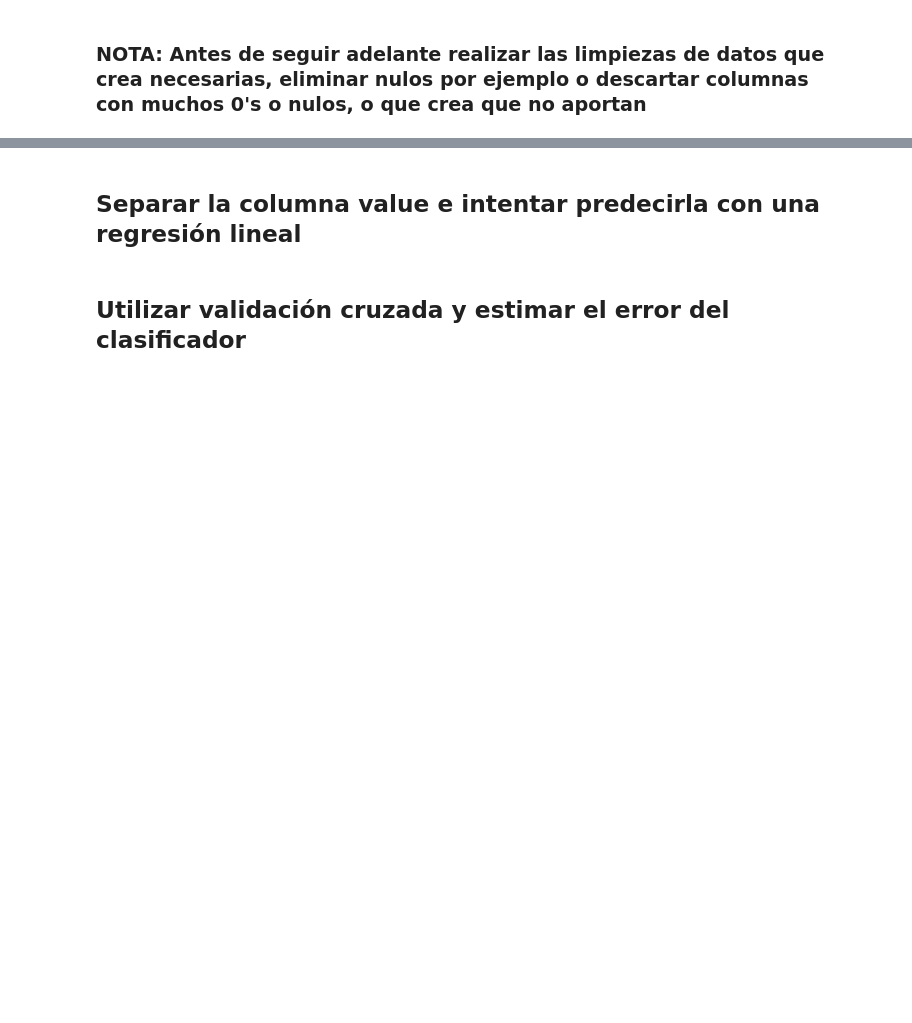
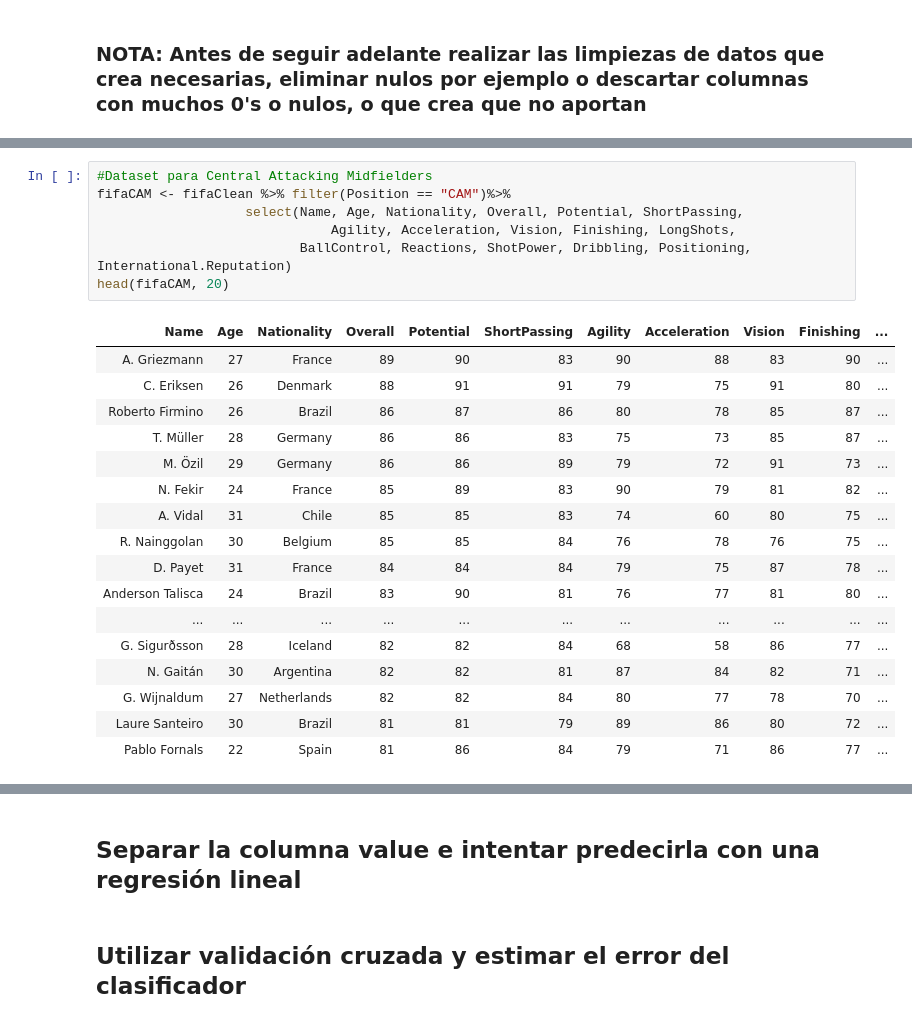
Before and after one commit to LauraRodriguezCanova/MachineLearning, a Jupyter notebook: Tarea.ipynb, the cells around one changed output, grey strips where cells are left out. Cells and saved outputs as stored; diff of their text form; blank space fills up the shorter version.

```diff
--- a/Tarea.ipynb
+++ b/Tarea.ipynb
@@ -319,0 +417,25 @@ summary(fifaAM, 20)
+# %%
+#Dataset para Central Attacking Midfielders
+fifaCAM <- fifaClean %>% filter(Position == "CAM")%>%
+                   select(Name, Age, Nationality, Overall, Potential, ShortPassing,
+                              Agility, Acceleration, Vision, Finishing, LongShots,
+                          BallControl, Reactions, ShotPower, Dribbling, Positioning, International.Reputation)
+head(fifaCAM, 20)
+# %% [output]
+| Name | Age | Nationality | Overall | Potential | ShortPassing | Agility | Acceleration | Vision | Finishing | ... |
+| A. Griezmann | 27 | France | 89 | 90 | 83 | 90 | 88 | 83 | 90 | ... |
+| C. Eriksen | 26 | Denmark | 88 | 91 | 91 | 79 | 75 | 91 | 80 | ... |
+| Roberto Firmino | 26 | Brazil | 86 | 87 | 86 | 80 | 78 | 85 | 87 | ... |
+| T. Müller | 28 | Germany | 86 | 86 | 83 | 75 | 73 | 85 | 87 | ... |
+| M. Özil | 29 | Germany | 86 | 86 | 89 | 79 | 72 | 91 | 73 | ... |
+| N. Fekir | 24 | France | 85 | 89 | 83 | 90 | 79 | 81 | 82 | ... |
+| A. Vidal | 31 | Chile | 85 | 85 | 83 | 74 | 60 | 80 | 75 | ... |
+| R. Nainggolan | 30 | Belgium | 85 | 85 | 84 | 76 | 78 | 76 | 75 | ... |
+| D. Payet | 31 | France | 84 | 84 | 84 | 79 | 75 | 87 | 78 | ... |
+| Anderson Talisca | 24 | Brazil | 83 | 90 | 81 | 76 | 77 | 81 | 80 | ... |
+| ... | ... | ... | ... | ... | ... | ... | ... | ... | ... | ... |
+| G. Sigurðsson | 28 | Iceland | 82 | 82 | 84 | 68 | 58 | 86 | 77 | ... |
+| N. Gaitán | 30 | Argentina | 82 | 82 | 81 | 87 | 84 | 82 | 71 | ... |
+| G. Wijnaldum | 27 | Netherlands | 82 | 82 | 84 | 80 | 77 | 78 | 70 | ... |
+| Laure Santeiro | 30 | Brazil | 81 | 81 | 79 | 89 | 86 | 80 | 72 | ... |
+| Pablo Fornals | 22 | Spain | 81 | 86 | 84 | 79 | 71 | 86 | 77 | ... |
```
Also changed, not shown: parts of 28 cells of this notebook.
